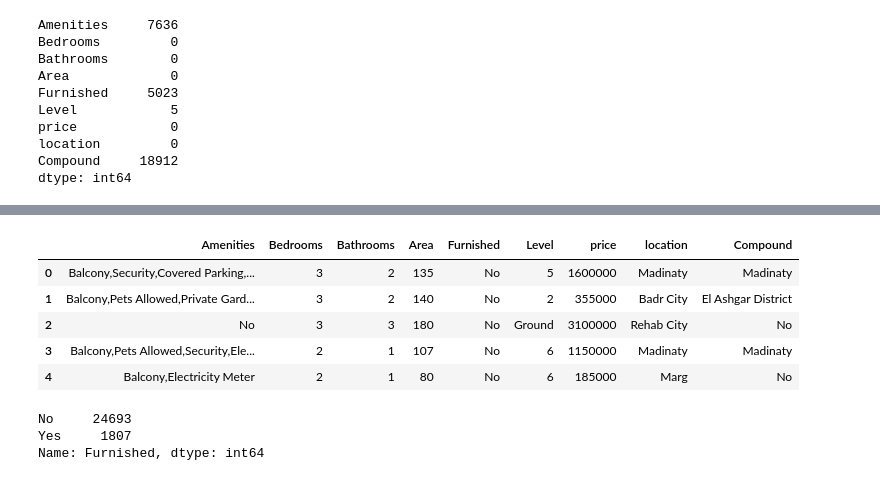
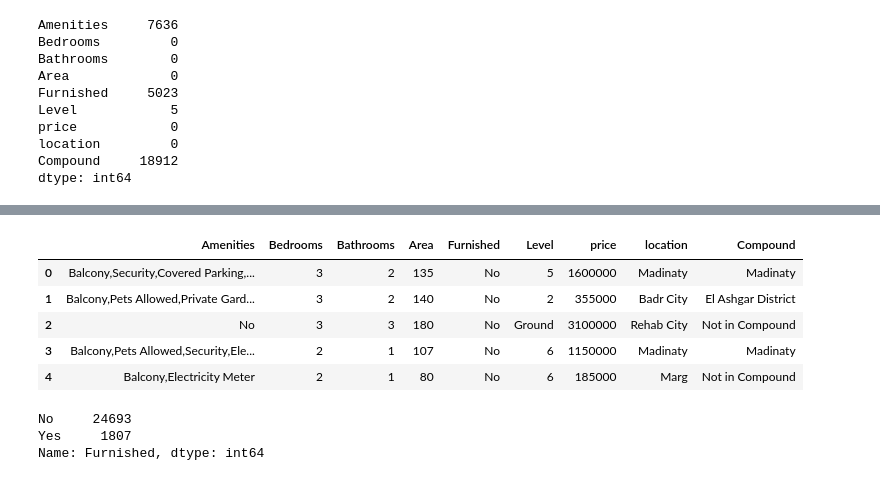
Before and after one commit to saadelshazly2020/Data-Analysis, a Jupyter notebook: Predicting House Price Project/Housing Pricing_Olx.ipynb, the cells around one changed output, grey strips where cells are left out. Drawn from its saved outputs; the diff is of its cells as text; code cells hidden in the pictures.

```diff
--- a/Predicting House Price Project/Housing Pricing_Olx.ipynb
+++ b/Predicting House Price Project/Housing Pricing_Olx.ipynb
@@ -83,16 +99,16 @@ dtype: int64
 # %%
 # fill aminities NaN with No
 df.Amenities.fillna('No',inplace=True)
 df.Furnished.fillna('No',inplace=True)
-df.Compound.fillna('No',inplace=True)
+df.Compound.fillna('Not in Compound',inplace=True)
 df.head()
 # %% [output]
 |  | Amenities | Bedrooms | Bathrooms | Area | Furnished | Level | price | location | Compound |
 | 0 | Balcony,Security,Covered Parking,... | 3 | 2 | 135 | No | 5 | 1600000 | Madinaty | Madinaty |
 | 1 | Balcony,Pets Allowed,Private Gard... | 3 | 2 | 140 | No | 2 | 355000 | Badr City | El Ashgar District |
-| 2 | No | 3 | 3 | 180 | No | Ground | 3100000 | Rehab City | No |
+| 2 | No | 3 | 3 | 180 | No | Ground | 3100000 | Rehab City | Not in Compound |
 | 3 | Balcony,Pets Allowed,Security,Ele... | 2 | 1 | 107 | No | 6 | 1150000 | Madinaty | Madinaty |
-| 4 | Balcony,Electricity Meter | 2 | 1 | 80 | No | 6 | 185000 | Marg | No |
+| 4 | Balcony,Electricity Meter | 2 | 1 | 80 | No | 6 | 185000 | Marg | Not in Compound |
 # %%
 df.Furnished.value_counts()
 # %% [output]
```
Also changed, not shown: parts of 41 cells of this notebook, 10 other files.
